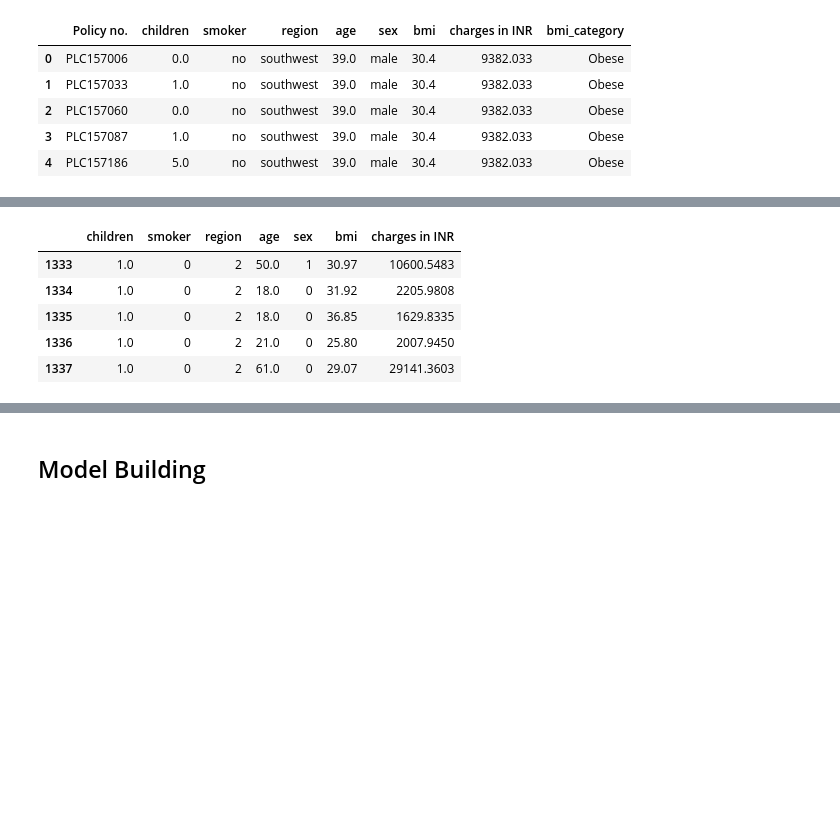
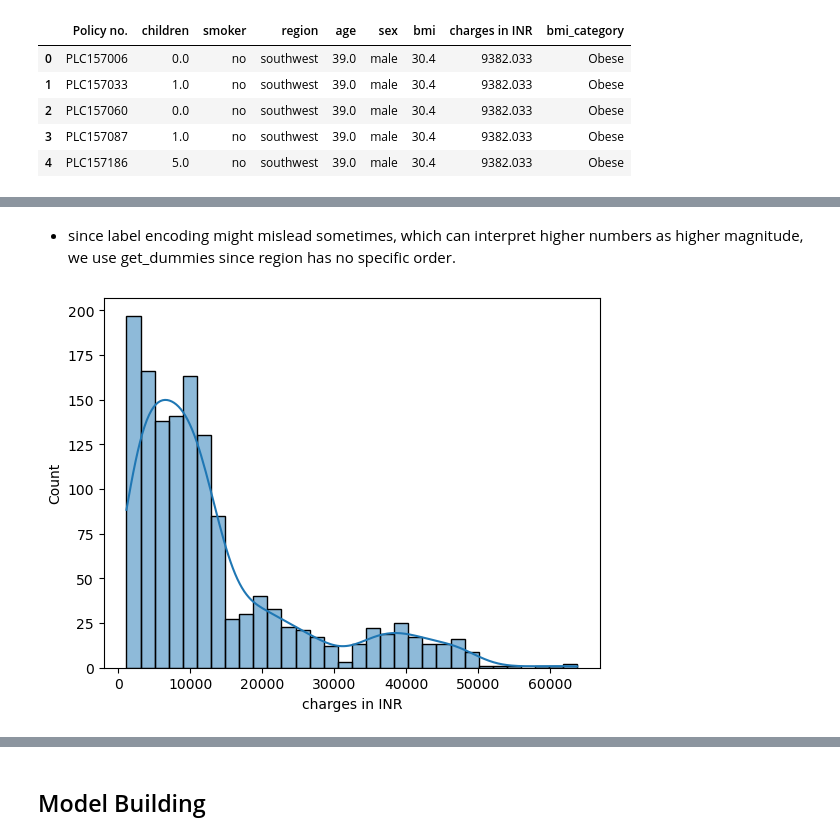
Before and after one commit to srinija0208/Medibuddy_assignment, a Jupyter notebook: research.ipynb, the cells around one changed output, grey strips where cells are left out. Saved outputs shown, nothing was run; the diff lists cells and outputs as text; code cells hidden in the pictures; blank space fills up the shorter version.

```diff
--- a/research.ipynb
+++ b/research.ipynb
@@ -400,9 +406,2 @@ data['region'] = encode.fit_transform(data['region'])
-# %%
-data.tail()
-# %% [output]
-|  | children | smoker | region | age | sex | bmi | charges in INR |
-| 1333 | 1.0 | 0 | 2 | 50.0 | 1 | 30.97 | 10600.5483 |
-| 1334 | 1.0 | 0 | 2 | 18.0 | 0 | 31.92 | 2205.9808 |
-| 1335 | 1.0 | 0 | 2 | 18.0 | 0 | 36.85 | 1629.8335 |
-| 1336 | 1.0 | 0 | 2 | 21.0 | 0 | 25.80 | 2007.9450 |
-| 1337 | 1.0 | 0 | 2 | 61.0 | 0 | 29.07 | 29141.3603 |
+# %% [markdown]
+* since label encoding might mislead sometimes, which can interpret higher numbers as higher magnitude, we use get_dummies since region has no specific order.
@@ -408,0 +411,5 @@ data.tail()
+# %%
+sns.histplot(data['charges in INR'], kde=True)
+plt.show()
+# %% [output]
+[figure, added]
```
Also changed, not shown: parts of 27 cells of this notebook.
